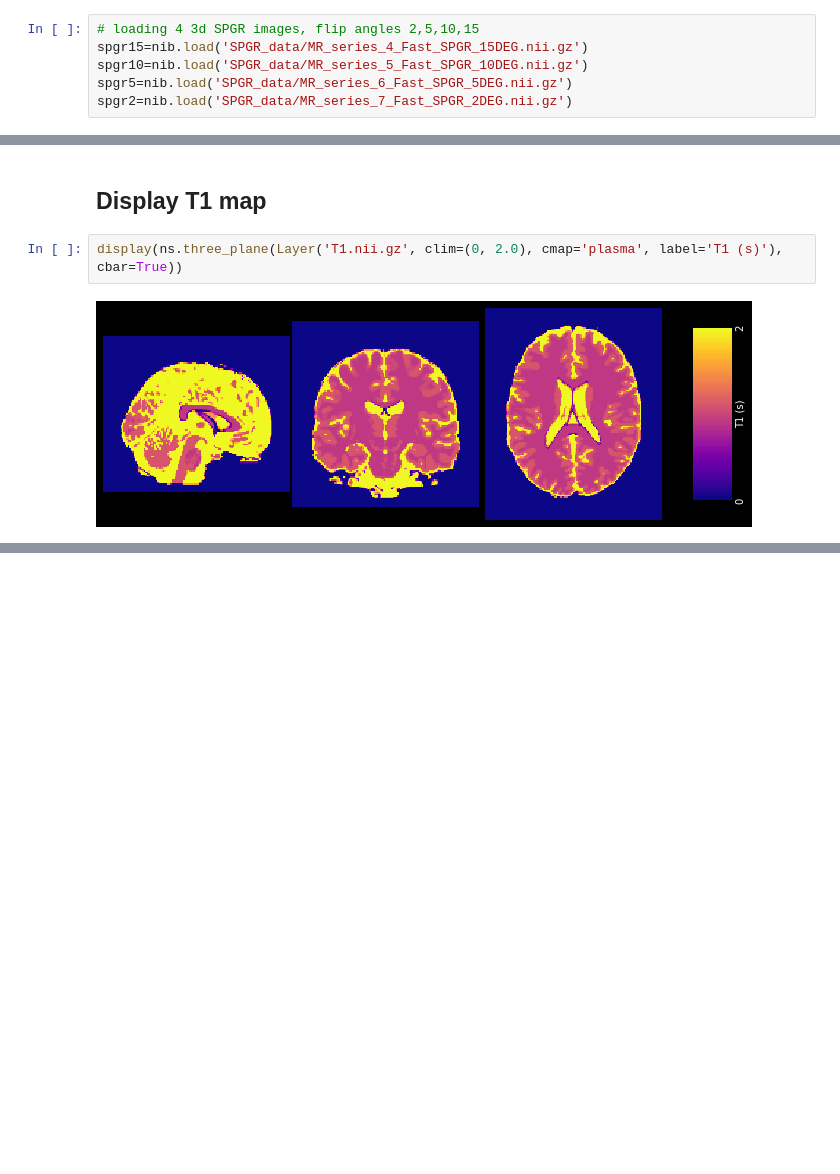
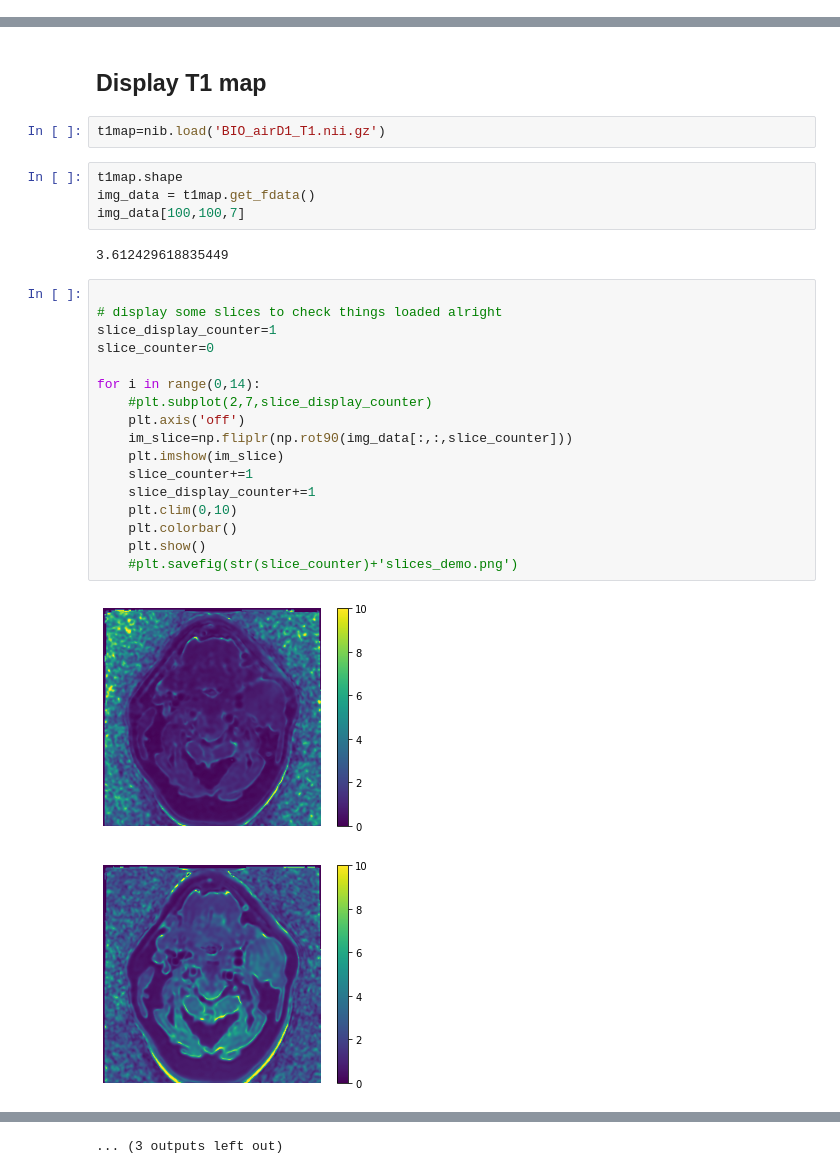
Before and after one commit to spinicist/QUIT, a Jupyter notebook: Python/Trying T1 mapping with QUIT.ipynb, the cells around one changed output, grey strips where cells are left out. Drawn from its saved outputs; the diff is of its cells as text; blank space fills up the shorter version.

Commit message:
Update Trying T1 mapping with QUIT.ipynb
It works now!
It provides a pretty similar image to our homemade matlab VFA script so I'm going to stick with my current analysis pipeline for now.

```diff
--- a/Python/Trying T1 mapping with QUIT.ipynb
+++ b/Python/Trying T1 mapping with QUIT.ipynb
@@ -19,6 +27,0 @@ import os.path
-# %%
-# loading 4 3d SPGR images, flip angles 2,5,10,15
-spgr15=nib.load('SPGR_data/MR_series_4_Fast_SPGR_15DEG.nii.gz')
-spgr10=nib.load('SPGR_data/MR_series_5_Fast_SPGR_10DEG.nii.gz')
-spgr5=nib.load('SPGR_data/MR_series_6_Fast_SPGR_5DEG.nii.gz')
-spgr2=nib.load('SPGR_data/MR_series_7_Fast_SPGR_2DEG.nii.gz')
@@ -39,6 +52,30 @@ SyntaxError: positional argument follows keyword argument (<ipython-input-5-7121
 # %% [markdown]
 ## Display T1 map
-# %%
-display(ns.three_plane(Layer('T1.nii.gz', clim=(0, 2.0), cmap='plasma', label='T1 (s)'), cbar=True))
-# %% [output]
-[figure, removed]
+# %%
+t1map=nib.load('BIO_airD1_T1.nii.gz')
+# %%
+t1map.shape
+img_data = t1map.get_fdata()
+img_data[100,100,7]
+# %% [output]
+3.612429618835449
+# %%
+
+# display some slices to check things loaded alright
+slice_display_counter=1
+slice_counter=0
+
+for i in range(0,14):
+    #plt.subplot(2,7,slice_display_counter)
+    plt.axis('off')
+    im_slice=np.fliplr(np.rot90(img_data[:,:,slice_counter]))
+    plt.imshow(im_slice)
+    slice_counter+=1
+    slice_display_counter+=1
+    plt.clim(0,10)
+    plt.colorbar()
+    plt.show()
+    #plt.savefig(str(slice_counter)+'slices_demo.png')
+# %% [output]
+[figure, added]
+[figure, added]
@@ -44,0 +92 @@ display(ns.three_plane(Layer('T1.nii.gz', clim=(0, 2.0), cmap='plasma', label='T
+... (3 outputs left out)
```
Also changed, not shown: parts of 8 cells of this notebook.
